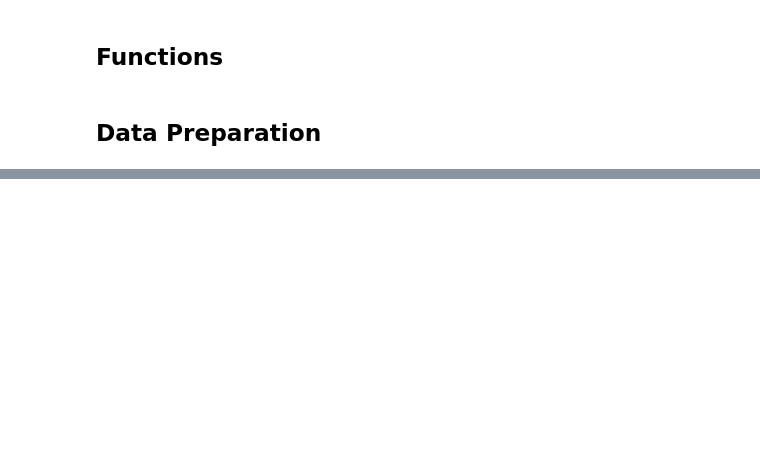
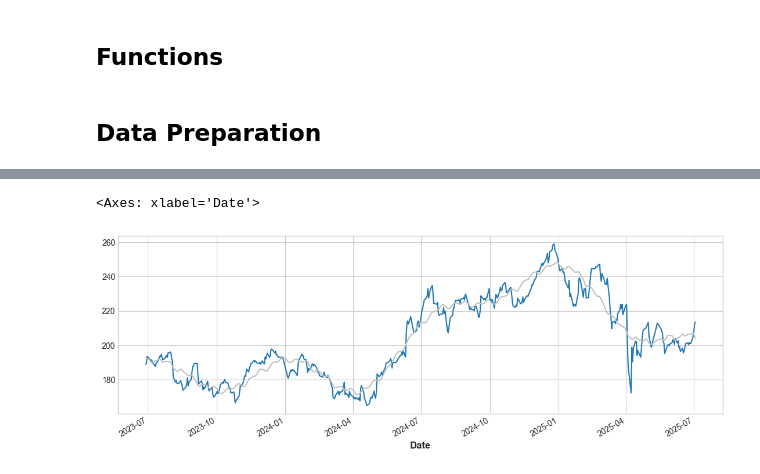
Before and after one commit to OnurKerimoglu/stocks_forecasting, a Jupyter notebook: nb/poc_separate_models.ipynb, the cells around one changed output, grey strips where cells are left out. Saved outputs shown, nothing was run; the diff lists cells and outputs as text; code cells hidden in the pictures; blank space fills up the shorter version.

```diff
--- a/nb/poc_separate_models.ipynb
+++ b/nb/poc_separate_models.ipynb
@@ -172,2 +227,0 @@ plot_periodogram(y-y_pred, detrend='constant')
-# %%
-df.drop(columns=['Close'], inplace=True)
@@ -173,0 +230,32 @@ df.drop(columns=['Close'], inplace=True)
+# %%
+# Fit a trend and seasonal components
+y = df['Close'].copy()
+
+# fourier = CalendarFourier(freq="A", order=10)  # 10 sin/cos pairs for "A"nnual seasonality
+# fourier = CalendarFourier(freq="M", order=4)  # 4 sin/cos pairs for "M"onthly seasonality
+fourier = [
+    CalendarFourier(freq='YE', order=2),  # annual
+    # CalendarFourier(freq='QE', order=1),  # quarterly
+    CalendarFourier(freq='ME', order=2),  # monthly
+    CalendarFourier(freq='W',  order=1),  # weekly
+    ]
+dp = DeterministicProcess(
+    index=y.index,
+    constant=False,
+    order=3,
+    seasonal=False,               # weekly seasonality (indicators)
+    additional_terms=fourier,    # monthly seasonality (fourier)
+    drop=True,
+)
+X_time = dp.in_sample()
+
+model = LinearRegression()
+model.fit(X_time, y)
+
+y_pred_time = pd.Series(model.predict(X_time), index=X_time.index)
+# %%
+df['Close'].plot()
+y_pred_time.plot(**plot_params, alpha=1.0)
+# %% [output]
+<Axes: xlabel='Date'>
+[figure, added]
```
Also changed, not shown: parts of 31 cells of this notebook.
